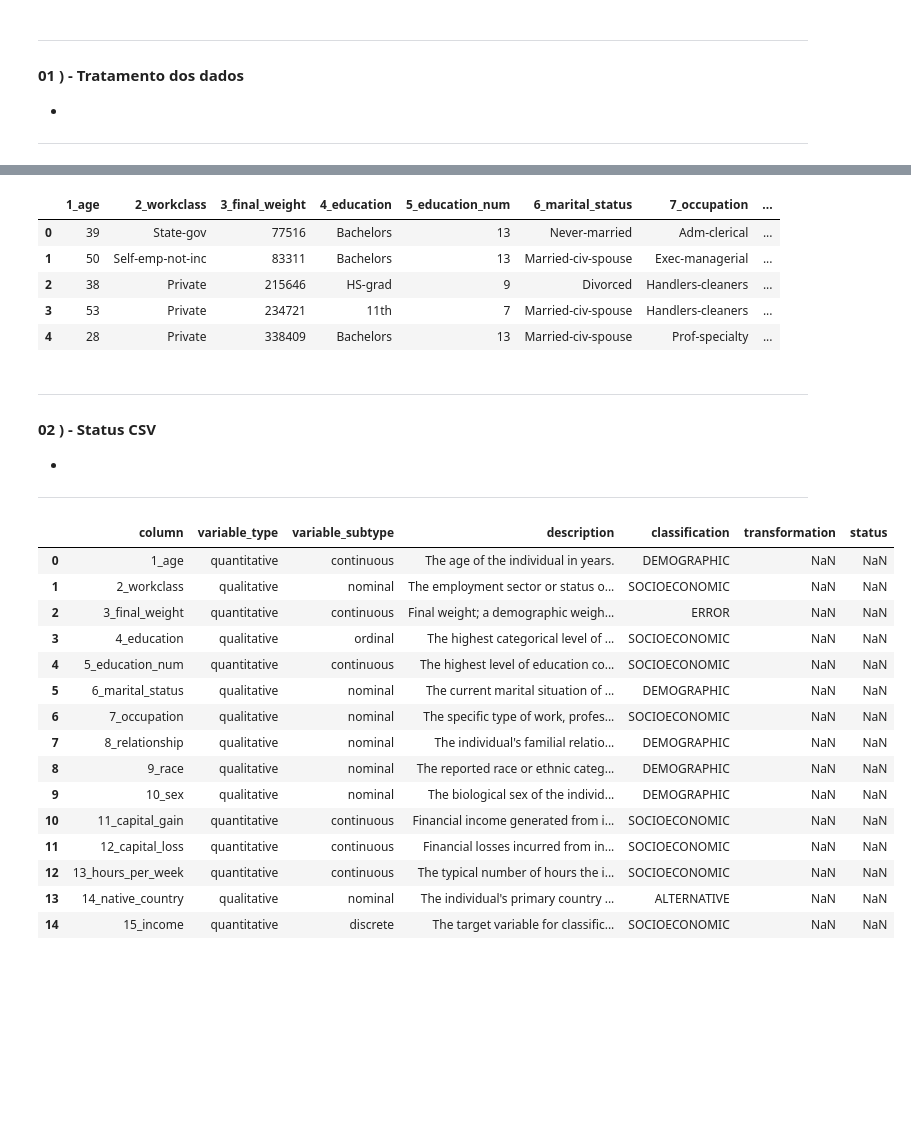
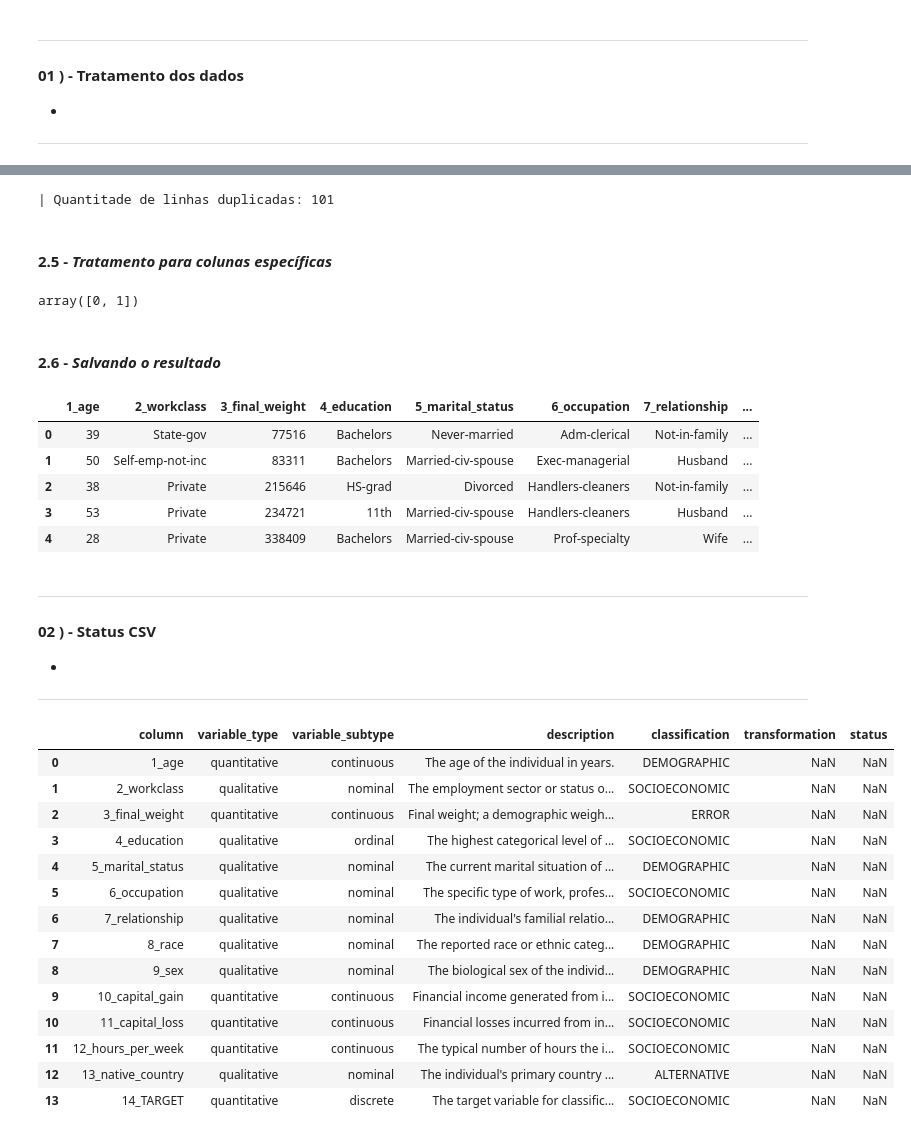
Before and after one commit to OfAndreS/Lumina, a Jupyter notebook: notebooks/D07/D07_Clean.ipynb, the cells around one changed output, grey strips where cells are left out. Drawn from its saved outputs; the diff is of its cells as text; code cells hidden in the pictures; blank space fills up the shorter version.

Commit message:
chore(D07_Clean): Finalizando o pré-processamento completo

```diff
--- a/notebooks/D07/D07_Clean.ipynb
+++ b/notebooks/D07/D07_Clean.ipynb
@@ -25,6 +58,8 @@ df_d07.head()
 # %%
 
-df_d07_clean = df_d07.copy()
-df_d07_clean = df_d07_clean.drop(columns=['dataset_split'])
+# Melhorando a legibilidade da coluna 'fnlwgt'
 df_d07_clean = df_d07_clean.rename(columns={'fnlwgt' : 'final_weight'})
+# Renomeando a coluna alvo para TARGET
+df_d07_clean = df_d07_clean.rename(columns={"income":'TARGET'})
+# Aplicando a contagem padrão nas colunas
 df_d07_clean.columns = [f"{idx}_{col}" for idx, col in enumerate(df_d07_clean.columns, start=1)]
@@ -33,8 +71,3 @@ df_d07_clean.columns = [f"{idx}_{col}" for idx, col in enumerate(df_d07_clean.co
 df_d07_clean = df_d07_clean.apply(lambda col: col.str.strip() if col.dtype == 'object' else col)
 mask_1 = {'?': 'Missing_Value'}
 df_d07_clean = df_d07_clean.replace(mask_1)
-# %%
-# Modifica o valor da variável alvo.
-mask_2 = {'<=50K': 0, '>50K': 1}
-df_d07_clean = df_d07_clean.replace(mask_2)
-df_d07_clean['15_income'].unique()
@@ -43,13 +76,33 @@ array([0, 1], dtype=object)
+# %%
+# Como existem apenas 101 linhas duplicadas em um conjunto de dados com mais de 48 mil registros, optei por removê-las, mantendo apenas a primeira instância.
+print(f"| Quantitade de linhas duplicadas: {df_d07_clean[df_d07_clean.duplicated(keep=False)].sort_values(by=list(df_d07_clean.columns)).shape[0]}")
+# %% [output]
+| Quantitade de linhas duplicadas: 101
+# %%
+df_d07_clean = df_d07_clean.drop_duplicates(keep='first')
+# %% [markdown]
+#### 2.5 - *Tratamento para colunas específicas*
+# %%
+
+# Modifica o valor da variável alvo.
+mask_2 = {'<=50K': 0, '>50K': 1}
+df_d07_clean['14_TARGET'] = df_d07_clean['14_TARGET'].map(mask_2)
+df_d07_clean['14_TARGET'].unique()
+# %% [output]
+array([0, 1])
+# %% [markdown]
+#### 2.6 - *Salvando o resultado*
 # %%
-df_d07_clean.to_csv("Input/D07_V1.csv", index=False)
+
+df_d07_clean.to_csv("data/input/D07_F1.csv", index=False)
 df_d07_clean.head()
 # %% [output]
-|  | 1_age | 2_workclass | 3_final_weight | 4_education | 5_education_num | 6_marital_status | 7_occupation | ... |
-| 0 | 39 | State-gov | 77516 | Bachelors | 13 | Never-married | Adm-clerical | ... |
-| 1 | 50 | Self-emp-not-inc | 83311 | Bachelors | 13 | Married-civ-spouse | Exec-managerial | ... |
-| 2 | 38 | Private | 215646 | HS-grad | 9 | Divorced | Handlers-cleaners | ... |
-| 3 | 53 | Private | 234721 | 11th | 7 | Married-civ-spouse | Handlers-cleaners | ... |
-| 4 | 28 | Private | 338409 | Bachelors | 13 | Married-civ-spouse | Prof-specialty | ... |
+|  | 1_age | 2_workclass | 3_final_weight | 4_education | 5_marital_status | 6_occupation | 7_relationship | ... |
+| 0 | 39 | State-gov | 77516 | Bachelors | Never-married | Adm-clerical | Not-in-family | ... |
+| 1 | 50 | Self-emp-not-inc | 83311 | Bachelors | Married-civ-spouse | Exec-managerial | Husband | ... |
+| 2 | 38 | Private | 215646 | HS-grad | Divorced | Handlers-cleaners | Not-in-family | ... |
+| 3 | 53 | Private | 234721 | 11th | Married-civ-spouse | Handlers-cleaners | Husband | ... |
+| 4 | 28 | Private | 338409 | Bachelors | Married-civ-spouse | Prof-specialty | Wife | ... |
 # %% [markdown]
 ---
 
@@ -59,24 +112,23 @@ df_d07_clean.head()
 
 ---
 # %%
-df_d07_status = pd.read_csv("Input/D07_status.csv")
+df_d07_status = pd.read_csv("data/input/D07_Status.csv")
 df_d07_status['column'] = df_d07_clean.columns.tolist()
-df_d07_status.to_csv("Input/D07_status.csv", index=False)
+df_d07_status.to_csv("data/input/D07_Status.csv", index=False)
 df_d07_status.head(15)
 # %% [output]
 |  | column | variable_type | variable_subtype | description | classification | transformation | status |
 | 0 | 1_age | quantitative | continuous | The age of the individual in years. | DEMOGRAPHIC | NaN | NaN |
 | 1 | 2_workclass | qualitative | nominal | The employment sector or status o... | SOCIOECONOMIC | NaN | NaN |
 | 2 | 3_final_weight | quantitative | continuous | Final weight; a demographic weigh... | ERROR | NaN | NaN |
 | 3 | 4_education | qualitative | ordinal | The highest categorical level of ... | SOCIOECONOMIC | NaN | NaN |
-| 4 | 5_education_num | quantitative | continuous | The highest level of education co... | SOCIOECONOMIC | NaN | NaN |
-| 5 | 6_marital_status | qualitative | nominal | The current marital situation of ... | DEMOGRAPHIC | NaN | NaN |
-| 6 | 7_occupation | qualitative | nominal | The specific type of work, profes... | SOCIOECONOMIC | NaN | NaN |
-| 7 | 8_relationship | qualitative | nominal | The individual's familial relatio... | DEMOGRAPHIC | NaN | NaN |
-| 8 | 9_race | qualitative | nominal | The reported race or ethnic categ... | DEMOGRAPHIC | NaN | NaN |
-| 9 | 10_sex | qualitative | nominal | The biological sex of the individ... | DEMOGRAPHIC | NaN | NaN |
-| 10 | 11_capital_gain | quantitative | continuous | Financial income generated from i... | SOCIOECONOMIC | NaN | NaN |
-| 11 | 12_capital_loss | quantitative | continuous | Financial losses incurred from in... | SOCIOECONOMIC | NaN | NaN |
-| 12 | 13_hours_per_week | quantitative | continuous | The typical number of hours the i... | SOCIOECONOMIC | NaN | NaN |
-| 13 | 14_native_country | qualitative | nominal | The individual's primary country ... | ALTERNATIVE | NaN | NaN |
-| 14 | 15_income | quantitative | discrete | The target variable for classific... | SOCIOECONOMIC | NaN | NaN |
+| 4 | 5_marital_status | qualitative | nominal | The current marital situation of ... | DEMOGRAPHIC | NaN | NaN |
+| 5 | 6_occupation | qualitative | nominal | The specific type of work, profes... | SOCIOECONOMIC | NaN | NaN |
+| 6 | 7_relationship | qualitative | nominal | The individual's familial relatio... | DEMOGRAPHIC | NaN | NaN |
+| 7 | 8_race | qualitative | nominal | The reported race or ethnic categ... | DEMOGRAPHIC | NaN | NaN |
+| 8 | 9_sex | qualitative | nominal | The biological sex of the individ... | DEMOGRAPHIC | NaN | NaN |
+| 9 | 10_capital_gain | quantitative | continuous | Financial income generated from i... | SOCIOECONOMIC | NaN | NaN |
+| 10 | 11_capital_loss | quantitative | continuous | Financial losses incurred from in... | SOCIOECONOMIC | NaN | NaN |
+| 11 | 12_hours_per_week | quantitative | continuous | The typical number of hours the i... | SOCIOECONOMIC | NaN | NaN |
+| 12 | 13_native_country | qualitative | nominal | The individual's primary country ... | ALTERNATIVE | NaN | NaN |
+| 13 | 14_TARGET | quantitative | discrete | The target variable for classific... | SOCIOECONOMIC | NaN | NaN |
```
Also changed, not shown: parts of 14 cells of this notebook, 2 other files.
